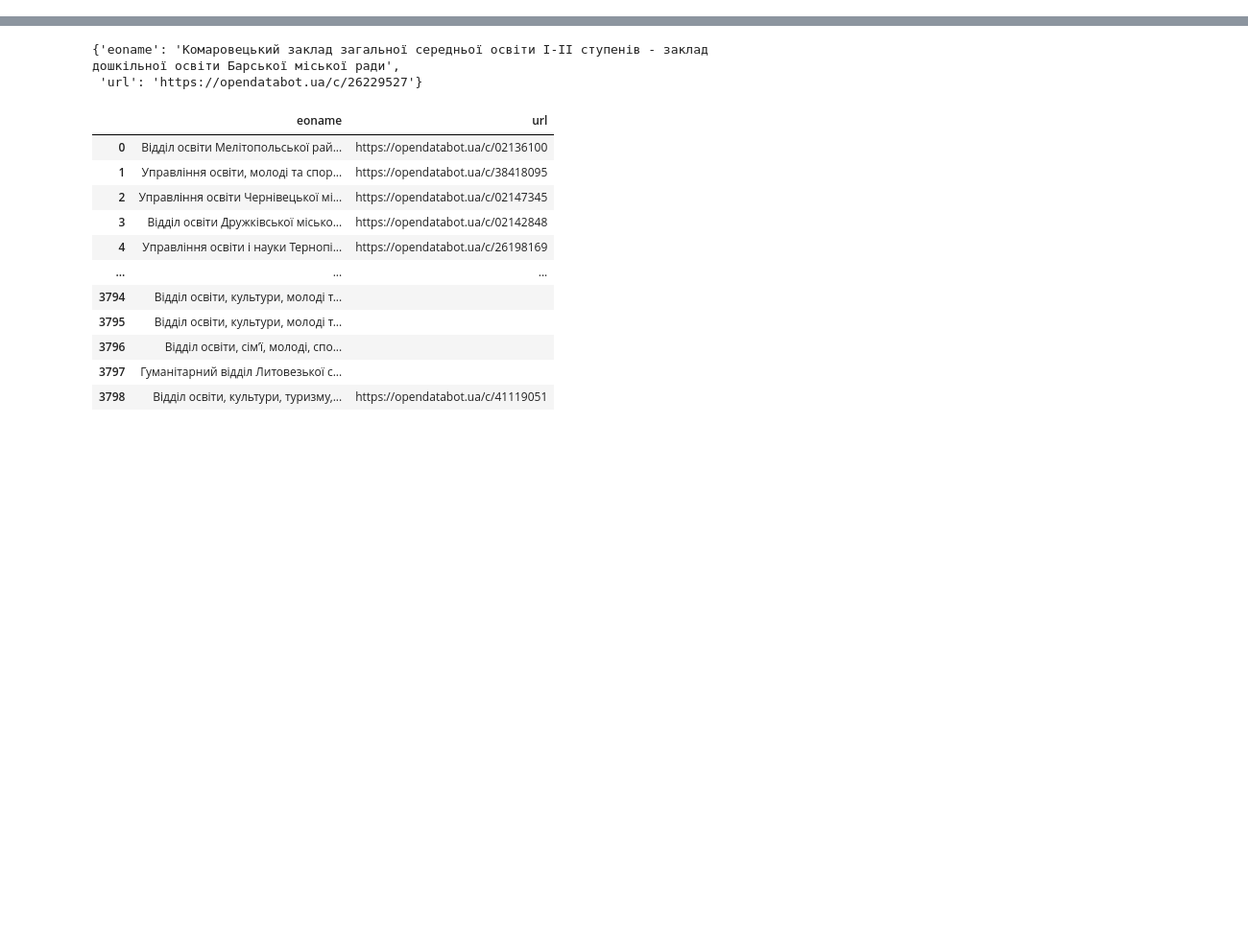
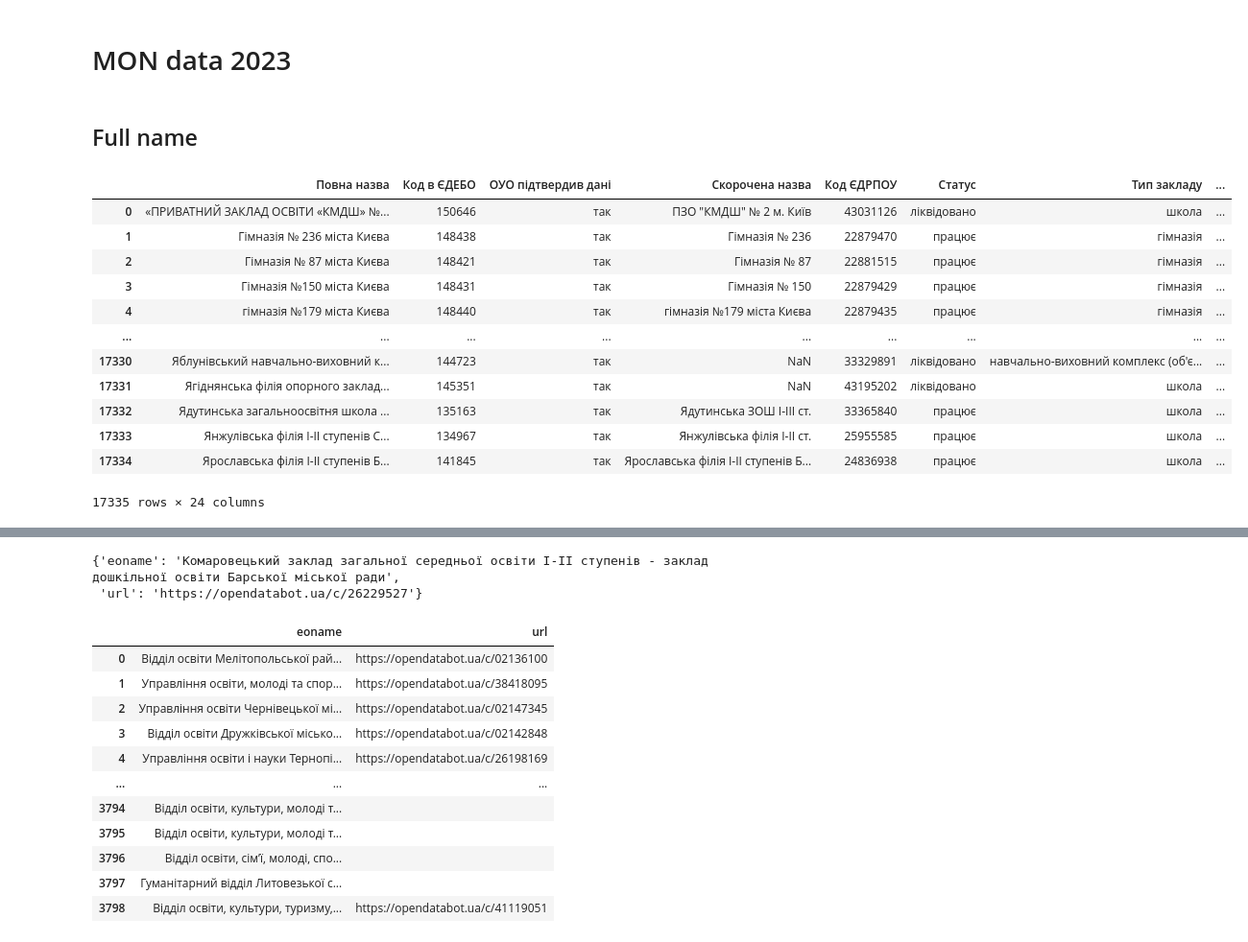
Before and after one commit to DataResponsibly/ZNO-Dataset, a Jupyter notebook: notebooks/tables_creation/Organizations_table.ipynb, the cells around one changed output, grey strips where cells are left out. Shown at 96% size. Cells and saved outputs as stored; diff of their text form; code cells hidden in the pictures; blank space fills up the shorter version.

```diff
--- a/notebooks/tables_creation/Organizations_table.ipynb
+++ b/notebooks/tables_creation/Organizations_table.ipynb
@@ -86,0 +256,22 @@ array(['Відділ освіти Мелітопольської районно
+# %% [markdown]
+# MON data 2023
+# %% [markdown]
+## Full name
+# %%
+#load data
+schools_data = pd.read_excel('./school_data/Schools_02.08.2023 16-56.xlsx', dtype = str)
+schools_data
+# %% [output]
+|  | Повна назва | Код в ЄДЕБО | ОУО підтвердив дані | Скорочена назва | Код ЄДРПОУ | Статус | Тип закладу | ... |
+| 0 | «ПРИВАТНИЙ ЗАКЛАД ОСВІТИ «КМДШ» №... | 150646 | так | ПЗО "КМДШ" № 2 м. Київ | 43031126 | ліквідовано | школа | ... |
+| 1 | Гімназія № 236 міста Києва | 148438 | так | Гімназія № 236 | 22879470 | працює | гімназія | ... |
+| 2 | Гімназія № 87 міста Києва | 148421 | так | Гімназія № 87 | 22881515 | працює | гімназія | ... |
+| 3 | Гімназія №150 міста Києва | 148431 | так | Гімназія № 150 | 22879429 | працює | гімназія | ... |
+| 4 | гімназія №179 міста Києва | 148440 | так | гімназія №179 міста Києва | 22879435 | працює | гімназія | ... |
+| ... | ... | ... | ... | ... | ... | ... | ... | ... |
+| 17330 | Яблунівський навчально-виховний к... | 144723 | так | NaN | 33329891 | ліквідовано | навчально-виховний комплекс (об'є... | ... |
+| 17331 | Ягіднянська філія опорного заклад... | 145351 | так | NaN | 43195202 | ліквідовано | школа | ... |
+| 17332 | Ядутинська загальноосвітня школа ... | 135163 | так | Ядутинська ЗОШ І-ІІІ ст. | 33365840 | працює | школа | ... |
+| 17333 | Янжулівська філія І-ІІ ступенів С... | 134967 | так | Янжулівська філія І-ІІ ст. | 25955585 | працює | школа | ... |
+| 17334 | Ярославська філія І-ІІ ступенів Б... | 141845 | так | Ярославська філія І-ІІ ступенів Б... | 24836938 | працює | школа | ... |
+17335 rows × 24 columns
```
Also changed, not shown: parts of 40 cells of this notebook.
